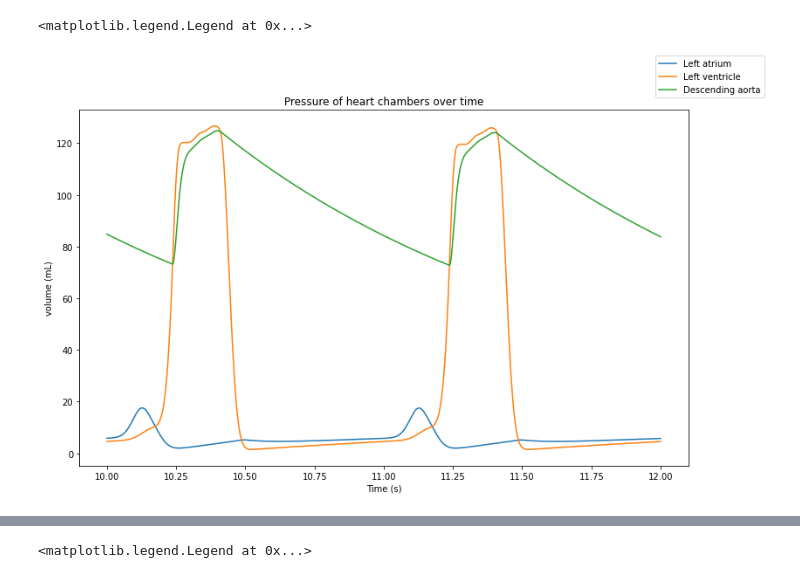
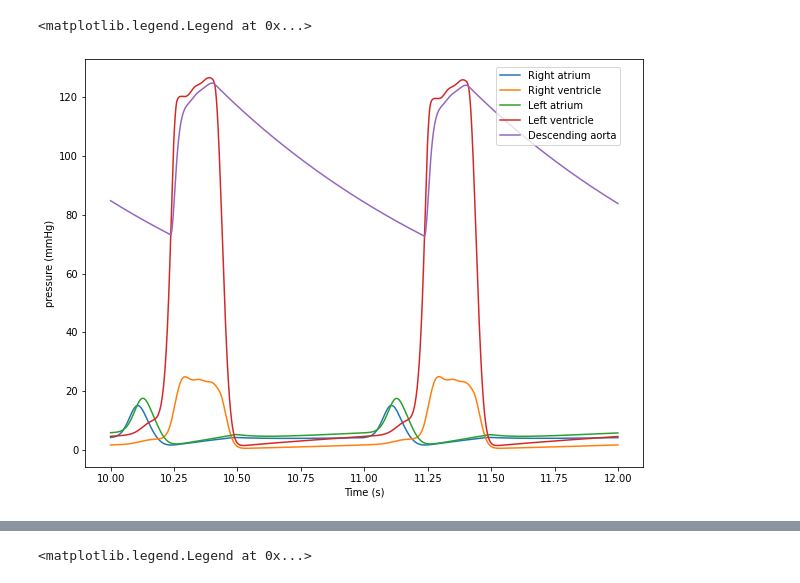
Before and after one commit to thking03/LPModel, a Jupyter notebook: lpm_test.ipynb, the cells around one changed output, grey strips where cells are left out. Drawn from its saved outputs; the diff is of its cells as text; code cells hidden in the pictures.

```diff
--- a/lpm_test.ipynb
+++ b/lpm_test.ipynb
@@ -47,8 +47,8 @@ basic_circ_model.add_unit(LPunit(24, 1, C=1, links=[[12,14,17,20,23],[0]], ics=[
 basic_circ_model.units[24].assign_nonlinear("C", pv_vena)
 basic_circ_model.units[24].assign_nonlinear("R", rv_vena)
 # %%
-dt = .0001
-T = 300
+dt = .001
+T = 1000
 total_test = basic_circ_model.solve_model(dt, T)
 # %%
 fig, ax = plt.subplots(1,1)
@@ -72,11 +67,13 @@ array([0.67819138, 0.67909775, 0.68000702, ..., 4.20444782, 4.2045866 ,
 # %%
 fig, ax = plt.subplots(1,1)
-ax.set(xlabel="Time (s)", ylabel="volume (mL)", title="Pressure of heart chambers over time")
+ax.set(xlabel="Time (s)", ylabel="pressure (mmHg)")#, title="Pressure of heart chambers over time")
+ax.plot(np.linspace(0, T, int(T/dt)+1)[int(10/dt):int(12/dt)], pressures[0][int(10/dt):int(12/dt)], label="Right atrium")
+ax.plot(np.linspace(0, T, int(T/dt)+1)[int(10/dt):int(12/dt)], pressures[1][int(10/dt):int(12/dt)], label="Right ventricle")
 ax.plot(np.linspace(0, T, int(T/dt)+1)[int(10/dt):int(12/dt)], pressures[8][int(10/dt):int(12/dt)], label="Left atrium")
 ax.plot(np.linspace(0, T, int(T/dt)+1)[int(10/dt):int(12/dt)], pressures[9][int(10/dt):int(12/dt)], label="Left ventricle")
 ax.plot(np.linspace(0, T, int(T/dt)+1)[int(10/dt):int(12/dt)], pressures[21][int(10/dt):int(12/dt)], label="Descending aorta")
-fig.set(figheight=7.5, figwidth=12.5)
-fig.legend()
+fig.set(figheight=7.5, figwidth=10)
+fig.legend(loc="upper right", bbox_to_anchor=(.875, .875))
 # %% [output]
 <matplotlib.legend.Legend at 0x...>
-[figure, old version]
+[figure, new version]
```
Also changed, not shown: parts of 12 cells of this notebook, 2 other files.
